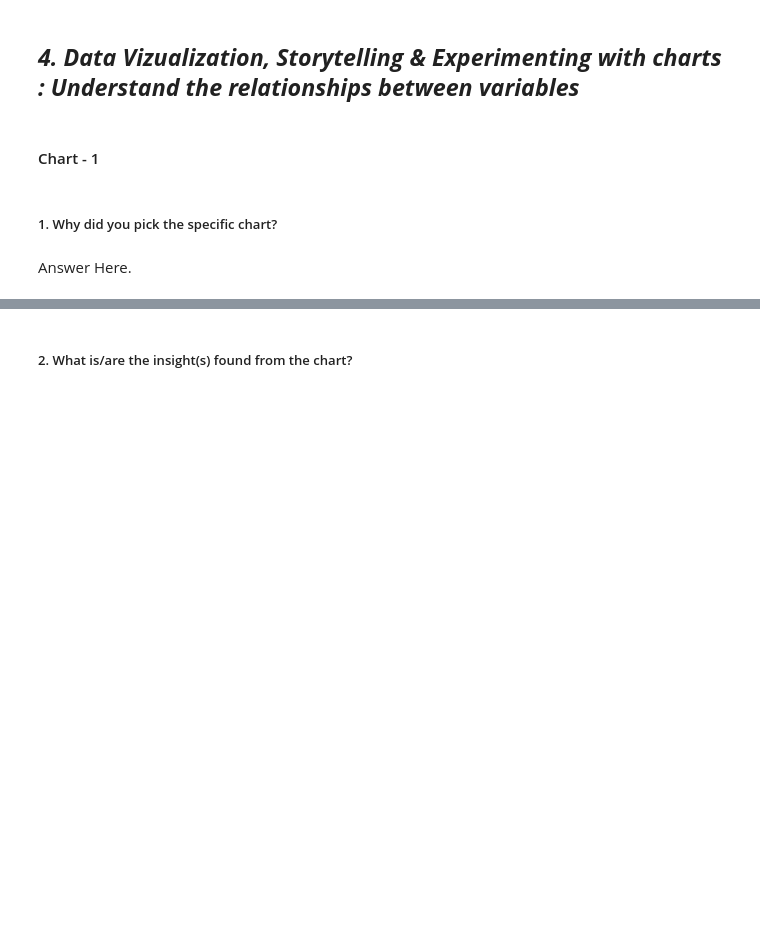
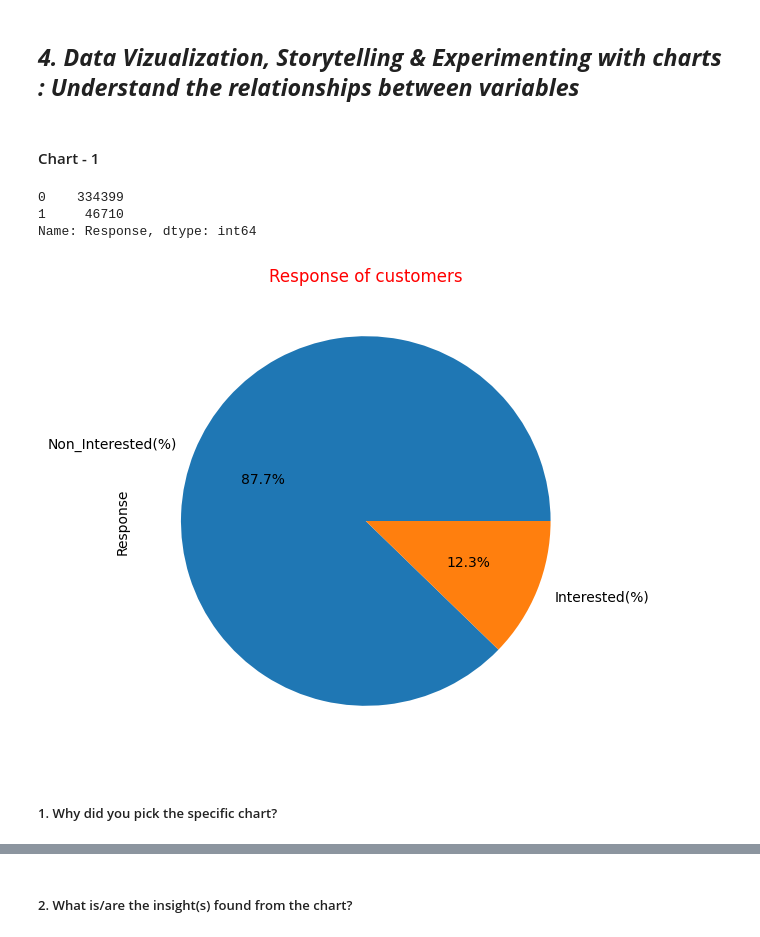
Before and after one commit to saidul-mondal-au7/health_insurance_cross_sell_prediction, a Jupyter notebook: health_insurance_cross_sell_prediction.ipynb, the cells around one changed output, grey strips where cells are left out. Saved outputs shown, nothing was run; the diff lists cells and outputs as text; code cells hidden in the pictures; blank space fills up the shorter version.

```diff
--- a/health_insurance_cross_sell_prediction.ipynb
+++ b/health_insurance_cross_sell_prediction.ipynb
@@ -230,4 +371,16 @@ Answer Here.
+# %%
+# Chart - 1 visualization code
+
+# Dependant Variable Column Visualization
+df['Response'].value_counts().plot(kind='pie',figsize=(15,6), autopct="%1.1f%%",shadow=False,labels=['Non_Interested(%)','Interested(%)'])
+plt.title('Response of customers',color='red');
+
+# count of Target variable
+df['Response'].value_counts()
+# %% [output]
+0    334399
+1     46710
+Name: Response, dtype: int64
+[figure, added]
 # %% [markdown]
 ##### 1. Why did you pick the specific chart?
-# %% [markdown]
-Answer Here.
```
Also changed, not shown: parts of 33 cells of this notebook.
